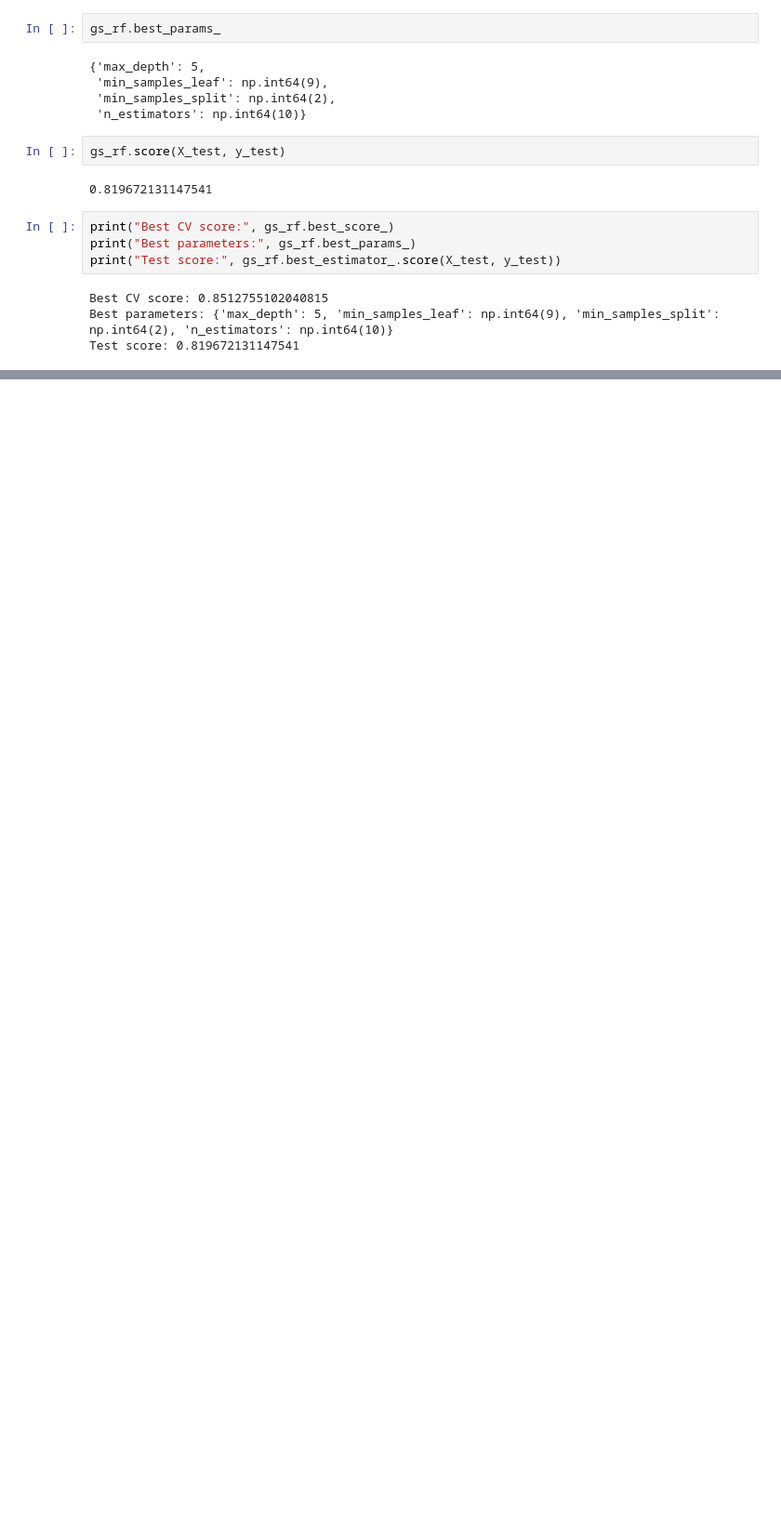
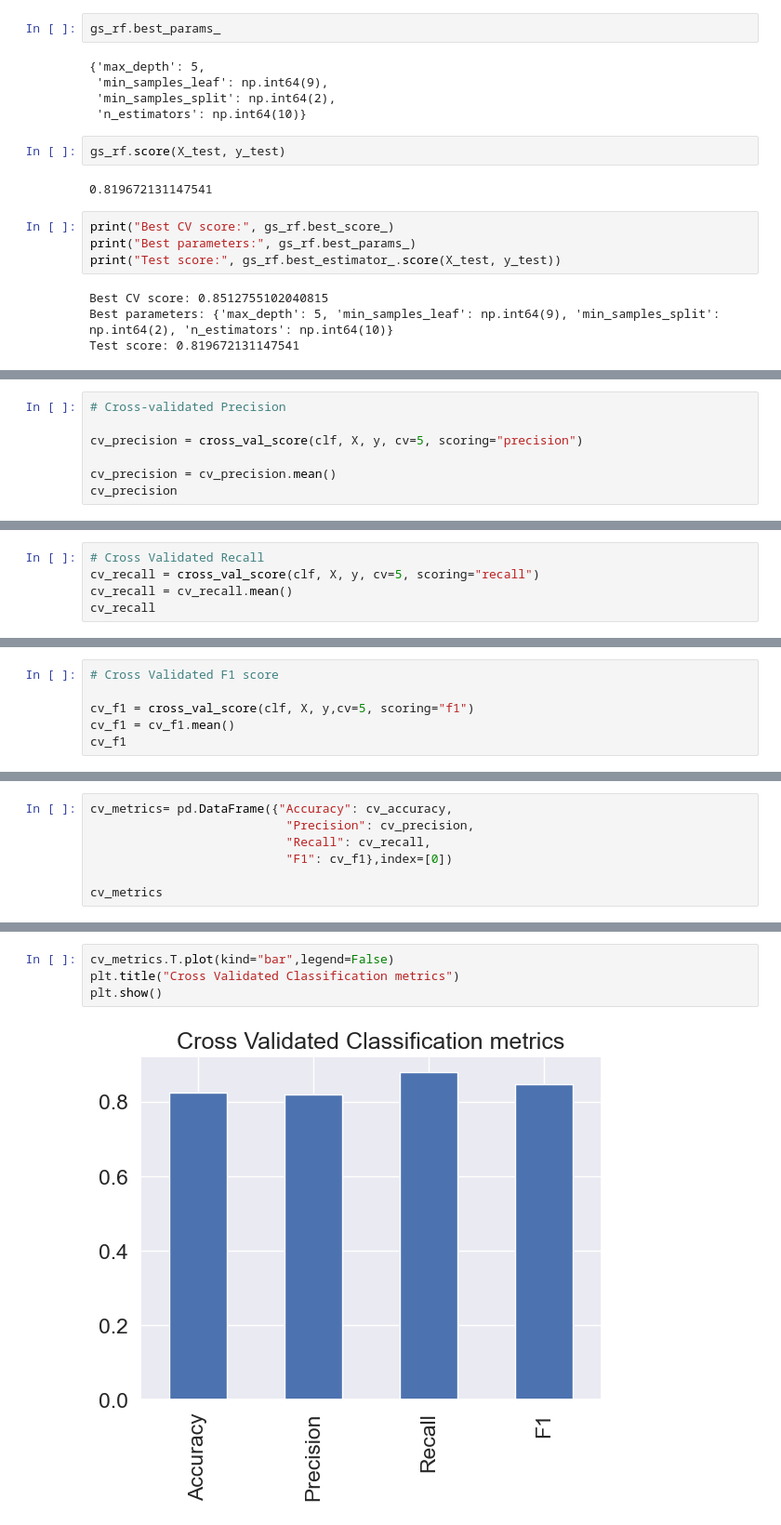
Before and after one commit to Saumyakhushlani/Heart-disease-Prediction-Model, a Jupyter notebook: end-to-end-heart-disease-classification.ipynb, the cells around one changed output, grey strips where cells are left out. Shown at 93% size. Drawn from its saved outputs; the diff is of its cells as text; blank space fills up the shorter version.

```diff
--- a/end-to-end-heart-disease-classification.ipynb
+++ b/end-to-end-heart-disease-classification.ipynb
@@ -713,0 +861,7 @@ Test score: 0.819672131147541
+# %%
+# Cross-validated Precision
+
+cv_precision = cross_val_score(clf, X, y, cv=5, scoring="precision")
+
+cv_precision = cv_precision.mean()
+cv_precision
@@ -713,0 +870,5 @@ Test score: 0.819672131147541
+# %%
+# Cross Validated Recall
+cv_recall = cross_val_score(clf, X, y, cv=5, scoring="recall")
+cv_recall = cv_recall.mean()
+cv_recall
@@ -713,0 +877,6 @@ Test score: 0.819672131147541
+# %%
+# Cross Validated F1 score
+
+cv_f1 = cross_val_score(clf, X, y,cv=5, scoring="f1")
+cv_f1 = cv_f1.mean()
+cv_f1
@@ -713,0 +885,7 @@ Test score: 0.819672131147541
+# %%
+cv_metrics= pd.DataFrame({"Accuracy": cv_accuracy,
+                           "Precision": cv_precision,
+                           "Recall": cv_recall,
+                           "F1": cv_f1},index=[0])
+
+cv_metrics
@@ -713,0 +895,6 @@ Test score: 0.819672131147541
+# %%
+cv_metrics.T.plot(kind="bar",legend=False)
+plt.title("Cross Validated Classification metrics")
+plt.show()
+# %% [output]
+[figure, added]
```
Also changed, not shown: parts of 27 cells of this notebook.
